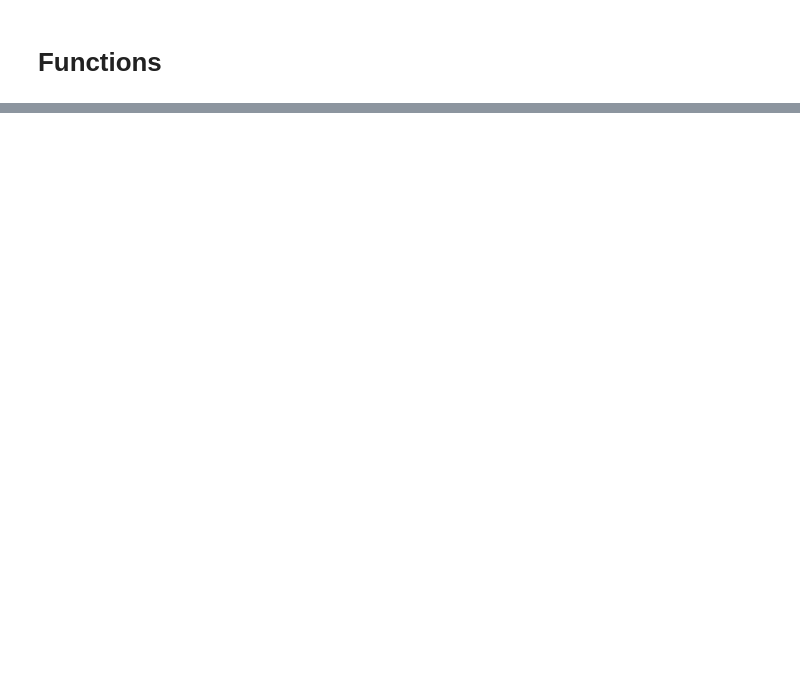
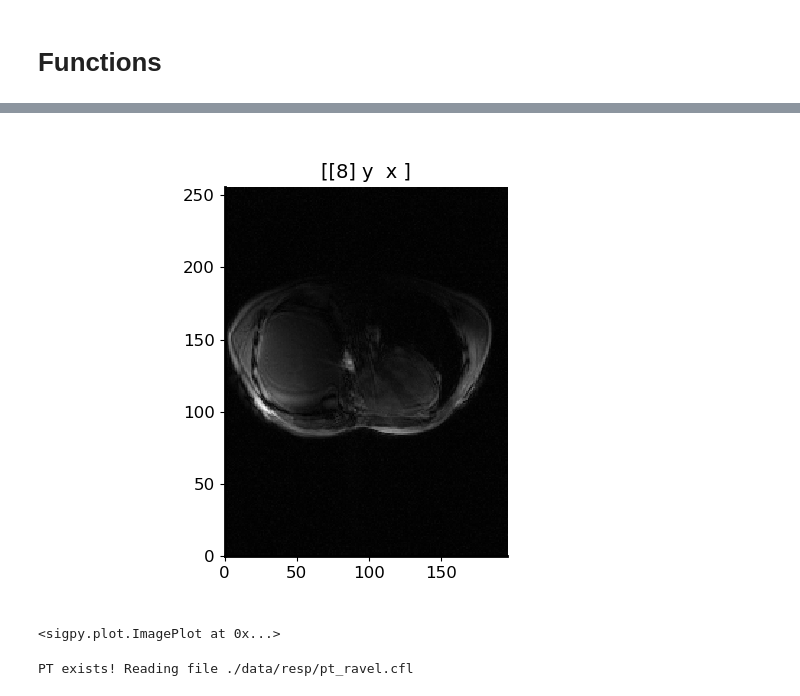
Before and after one commit to mikgroup/bpt_paper, a Jupyter notebook: estimate_bulk_motion.ipynb, the cells around one changed output, grey strips where cells are left out. Saved outputs shown, nothing was run; the diff lists cells and outputs as text; code cells hidden in the pictures; blank space fills up the shorter version.

```diff
--- a/estimate_bulk_motion.ipynb
+++ b/estimate_bulk_motion.ipynb
@@ -142,0 +142,22 @@ plt.subplots_adjust(bottom=0.15, wspace=0.3, hspace=0.2)
+# %%
+# Plot images
+plt.rcParams.update({})
+pl.ImagePlot(moving_img)
+# %% [output]
+[figure, added]
+<sigpy.plot.ImagePlot at 0x...>
+# %%
+# Compare to BPT and PT
+# Get percent mod in mag and phase
+inpdir = os.path.join("./data","resp")
+ref_coil = 0
+tr = 4.4e-3
+threshold = 0.2 # For extracting PT
+cutoff = 14 # Hz
+
+# Load PT obj mag, phase, and modulation
+fb_2400 = run.load_bpt_mag_phase(inpdir, tr=tr, ref_coil=ref_coil,
+                                 threshold=threshold, lpfilter=True,
+                                 cutoff=cutoff)
+# %% [output]
+PT exists! Reading file ./data/resp/pt_ravel.cfl
```
Also changed, not shown: parts of 13 cells of this notebook, 2 other files.
